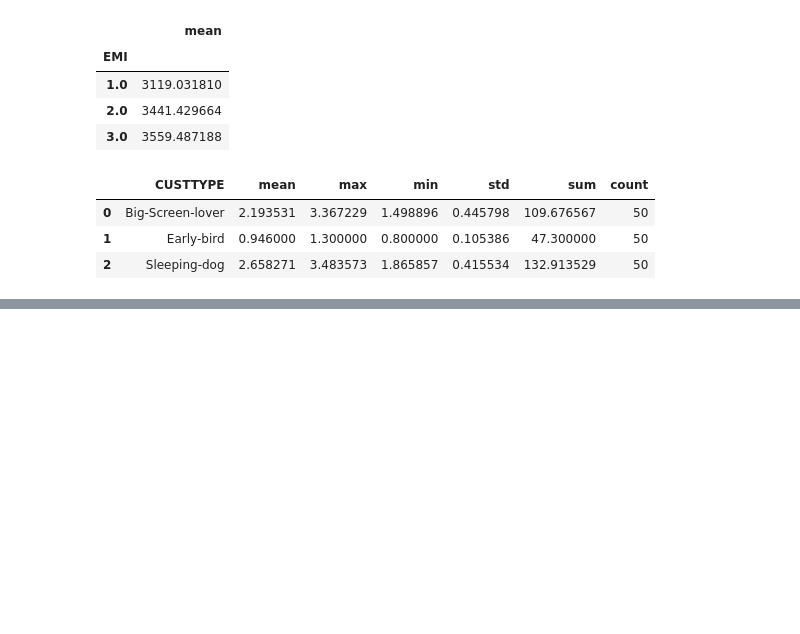
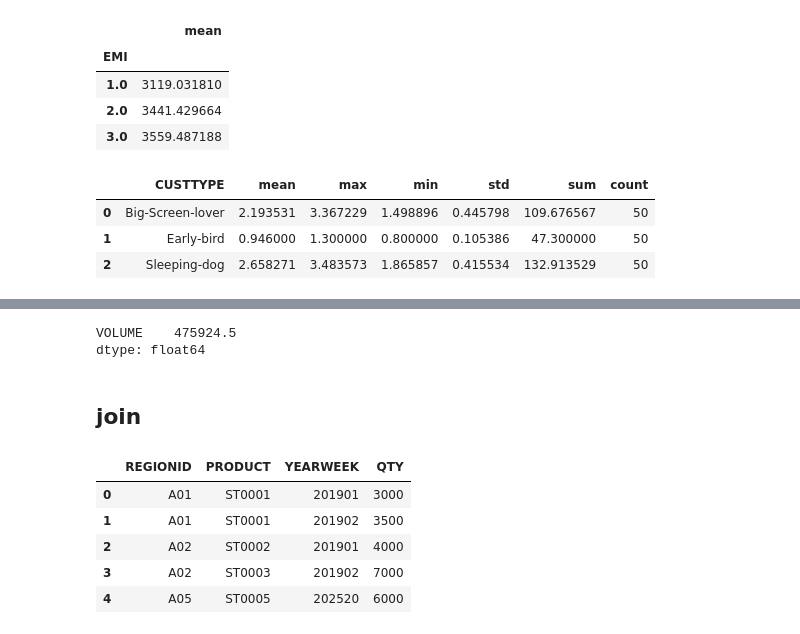
Before and after one commit to YunHwa0905/fintech-dev-portfolio, a Jupyter notebook: 05.data/codeset/01.data_analysis.ipynb, the cells around one changed output, grey strips where cells are left out. Drawn from its saved outputs; the diff is of its cells as text; code cells hidden in the pictures; blank space fills up the shorter version.

```diff
--- a/05.data/codeset/01.data_analysis.ipynb
+++ b/05.data/codeset/01.data_analysis.ipynb
@@ -333,0 +436,34 @@ customerData.groupby(by=groupKey)["PRODUCTAGE"].agg(["mean", "max", "min", "std"
+# %%
+sortKey = ["REGIONID", "PRODUCTGROUP", "YEARWEEK"]
+sortData = st0001Data.sort_values(by=sortKey).reset_index(drop=True)
+sortData["MA5"] = sortData.VOLUME.rolling(window=5, center=False).mean()
+sortData.loc[0:1, ["VOLUME"]].mean()
+# %% [output]
+VOLUME    475924.5
+dtype: float64
+# %%
+joinMaster = pd.read_csv("../dataset/join_region_master.csv", encoding="ms949")
+joinSellout = pd.read_csv("../dataset/join_kopo_product_volume.csv")
+# %% [markdown]
+## join
+# %%
+# step1: 샘플데이터 저장하기
+extraValue = ["A05", "ST0005", 202520, 6000]
+
+# step2: 샘플데이터를 데이터 프레임 형태로 변환하기
+extraData = pd.DataFrame( [extraValue] )
+extraData.columns = joinSellout.columns
+extraData
+
+# step3: 기존 joinSellout 데이터와 병합하기 (UNION)
+# pd.concat( [ 데이터프레임#1, 데이터프레임#2 ])
+baseDataUnion = pd.concat( [joinSellout, extraData], axis=0 )
+baseDataUnion = baseDataUnion.reset_index(drop=True)
+baseDataUnion
+# %% [output]
+|  | REGIONID | PRODUCT | YEARWEEK | QTY |
+| 0 | A01 | ST0001 | 201901 | 3000 |
+| 1 | A01 | ST0001 | 201902 | 3500 |
+| 2 | A02 | ST0002 | 201901 | 4000 |
+| 3 | A02 | ST0003 | 201902 | 7000 |
+| 4 | A05 | ST0005 | 202520 | 6000 |
```
Also changed, not shown: parts of 9 cells of this notebook, 1 other file.
